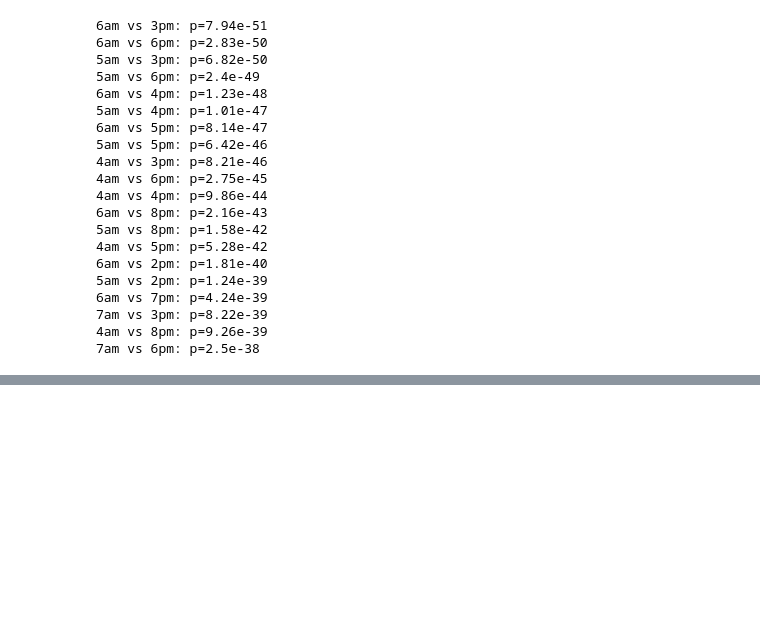
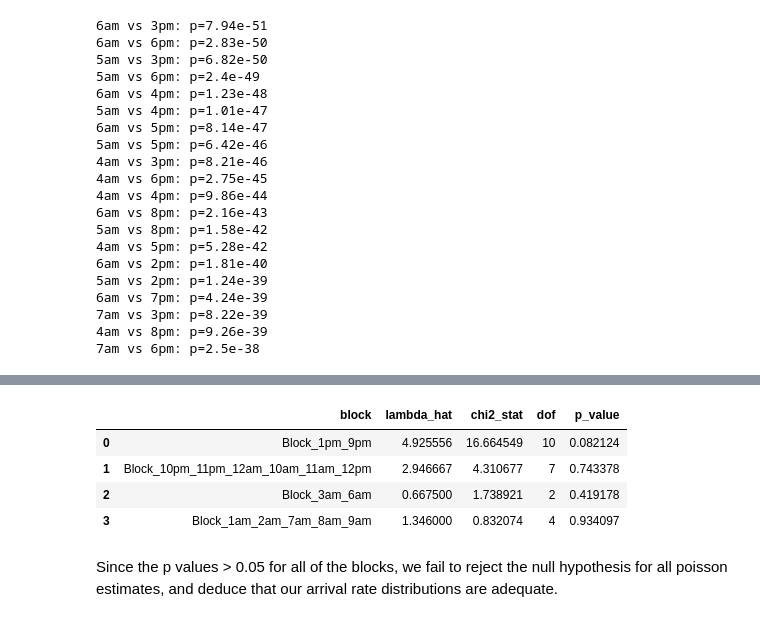
Before and after one commit to elenayzhu/mie360, a Jupyter notebook: Arrivals_InputModelling.ipynb, the cells around one changed output, grey strips where cells are left out. Saved outputs shown, nothing was run; the diff lists cells and outputs as text; code cells hidden in the pictures; blank space fills up the shorter version.

```diff
--- a/Arrivals_InputModelling.ipynb
+++ b/Arrivals_InputModelling.ipynb
@@ -183,0 +242,56 @@ for a,b,p in sig_pairs[:20]:
+# %%
+def chisq_gof_poisson(x, min_exp=5):
+    x = np.asarray(x, dtype=int)
+    n = x.size
+    lam = x.mean()
+
+    # expected counts for 0..max
+    max_k = int(x.max())
+    obs, _ = np.histogram(x, bins=np.arange(max_k+2))
+    exp = n * poisson.pmf(np.arange(max_k+1), lam)
+    tail_exp = n - exp.sum()
+    tail_obs = n - obs.sum()
+    exp = np.append(exp, tail_exp)
+    obs = np.append(obs, tail_obs)
+
+    # merge bins with expected < min_exp (from low end)
+    merged_exp, merged_obs = [], []
+    temp_exp, temp_obs = 0.0, 0
+    for e, o in zip(exp, obs):
+        temp_exp += e
+        temp_obs += o
+        if temp_exp >= min_exp:
+            merged_exp.append(temp_exp)
+            merged_obs.append(temp_obs)
+            temp_exp, temp_obs = 0.0, 0
+    if temp_exp > 0:
+        merged_exp[-1] += temp_exp
+        merged_obs[-1] += temp_obs
+
+    chi2_stat = ((np.array(merged_obs) - np.array(merged_exp))**2 / np.array(merged_exp)).sum()
+    dof = len(merged_exp) - 1 - 1  # minus 1 for total, minus 1 for estimated λ
+    p_val = chi2.sf(chi2_stat, dof)
+    return lam, chi2_stat, dof, p_val
+
+rows = []
+for name, hours in blocks.items():
+    x = df_arrivals[hours].to_numpy().ravel()
+    lam, chi2_stat, dof, p_val = chisq_gof_poisson(x)
+    rows.append({
+        "block": name,
+        "lambda_hat": lam,
+        "chi2_stat": chi2_stat,
+        "dof": dof,
+        "p_value": p_val
+    })
+
+results = pd.DataFrame(rows)
+results
+# %% [output]
+|  | block | lambda_hat | chi2_stat | dof | p_value |
+| 0 | Block_1pm_9pm | 4.925556 | 16.664549 | 10 | 0.082124 |
+| 1 | Block_10pm_11pm_12am_10am_11am_12pm | 2.946667 | 4.310677 | 7 | 0.743378 |
+| 2 | Block_3am_6am | 0.667500 | 1.738921 | 2 | 0.419178 |
+| 3 | Block_1am_2am_7am_8am_9am | 1.346000 | 0.832074 | 4 | 0.934097 |
+# %% [markdown]
+Since the p values > 0.05 for all of the blocks, we fail to reject the null hypothesis for all poisson estimates, and deduce that our arrival rate distributions are adequate.
```
Also changed, not shown: parts of 6 cells of this notebook.
